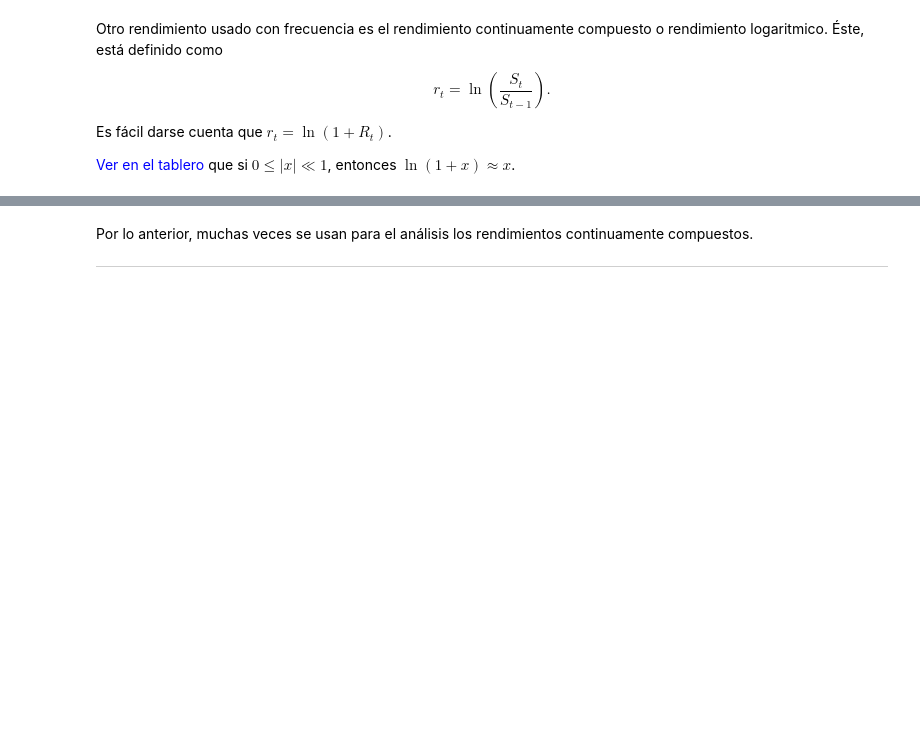
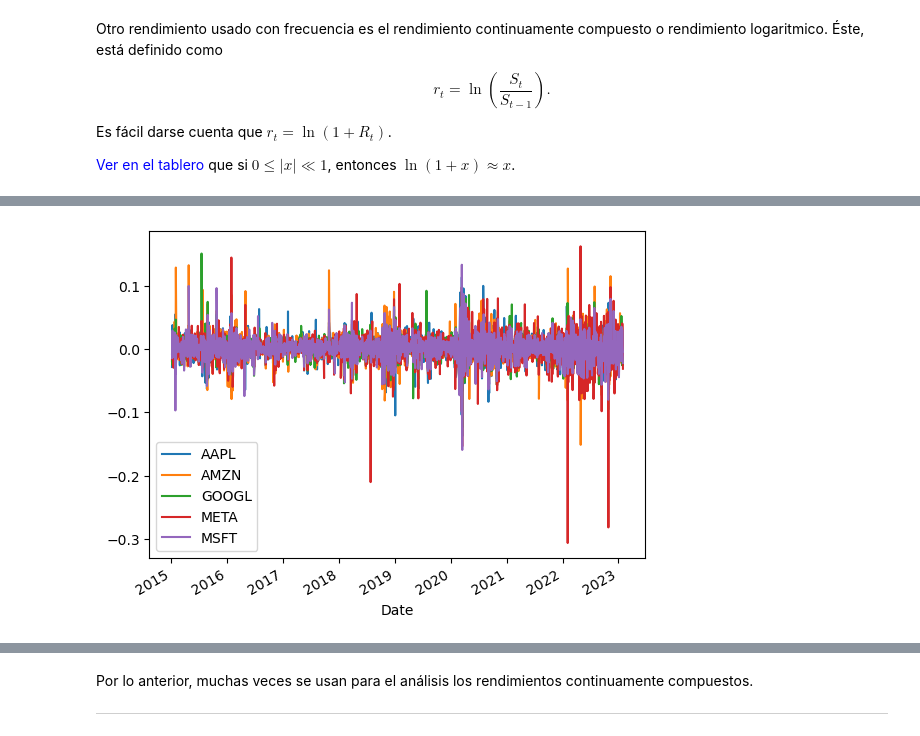
Before and after one commit to neto10m/porinvp2023, a Jupyter notebook: Modulo1/Clase5_MidiendoConHistoricos.ipynb, the cells around one changed output, grey strips where cells are left out. Saved outputs shown, nothing was run; the diff lists cells and outputs as text; code cells hidden in the pictures; blank space fills up the shorter version.

```diff
--- a/Modulo1/Clase5_MidiendoConHistoricos.ipynb
+++ b/Modulo1/Clase5_MidiendoConHistoricos.ipynb
@@ -78,0 +116,5 @@ para $t=1,\ldots,n$.
+# %%
+# Calcular rendimientos
+st = closes
+st_1 = closes.shift()
+ret = ((st - st_1) / st_1).dropna()
@@ -99,0 +176,3 @@ Es fácil darse cuenta que $r_t=\ln(1+R_t)$.
+# %%
+# Más eficiente
+logret = np.log(st).diff().dropna()
@@ -100,2 +193,6 @@ Es fácil darse cuenta que $r_t=\ln(1+R_t)$.
+# %%
+logret.plot();
+# %% [output]
+[figure, added]
 # %%
 # Recordar rendimientos porcentuales. Ver que son similares
```
Also changed, not shown: parts of 28 cells of this notebook.
